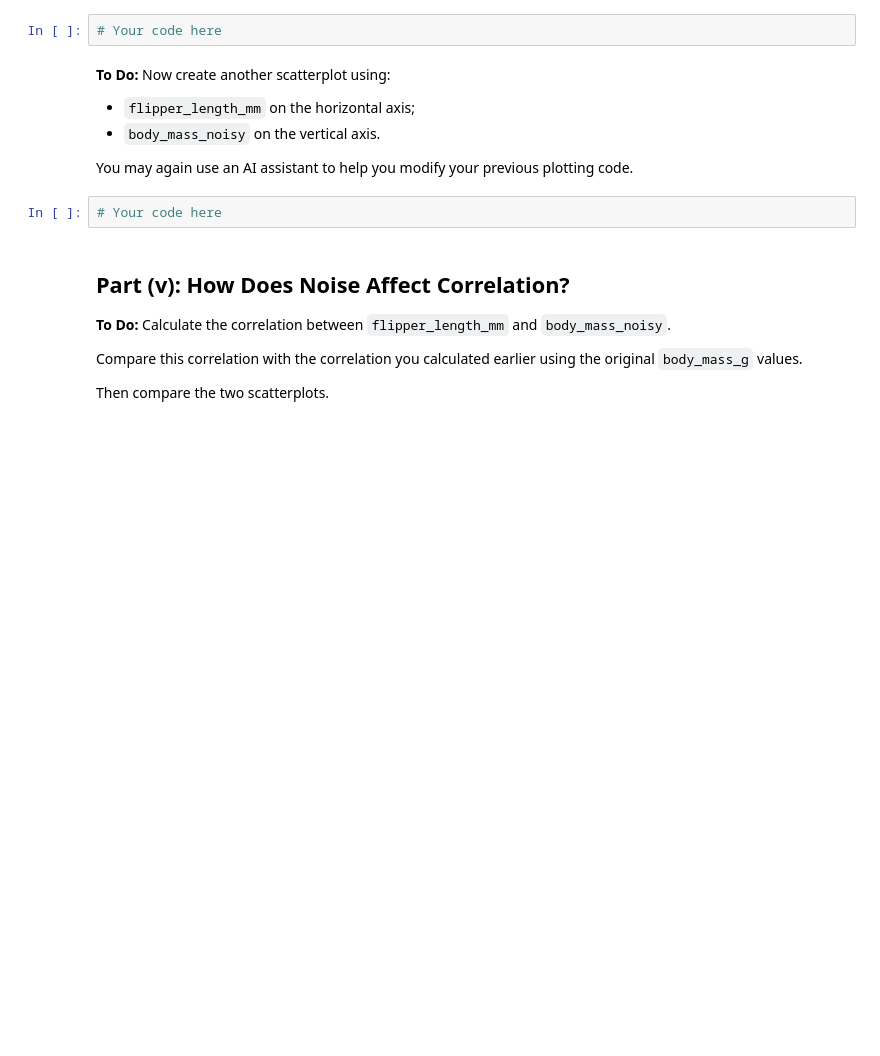
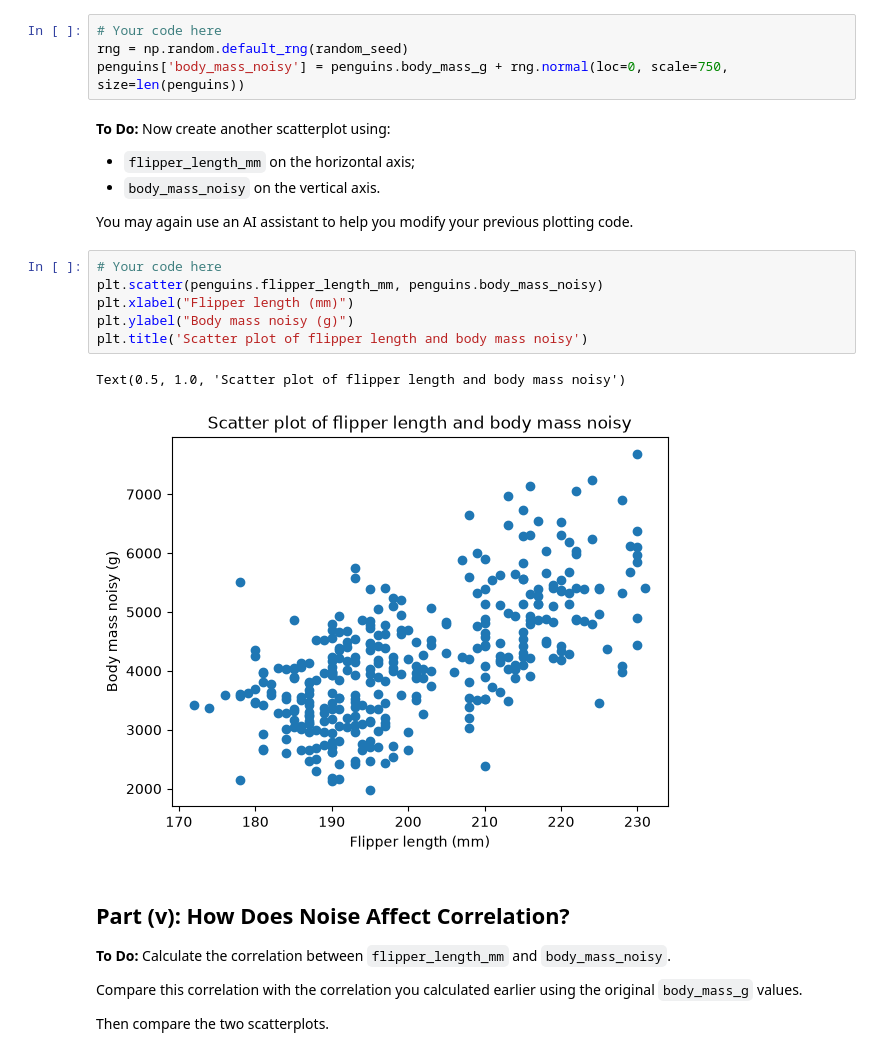
Before and after one commit to max-issokson-bu/DX603-Assignments, a Jupyter notebook: Homework_02.ipynb, the cells around one changed output. Cells and saved outputs as stored; diff of their text form; blank space fills up the shorter version.

```diff
--- a/Homework_02.ipynb
+++ b/Homework_02.ipynb
@@ -747,6 +743,8 @@ After generating the code, be sure you can identify:
 - where the random noise is added to the original `body_mass_g` values.
 # %%
 # Your code here
+rng = np.random.default_rng(random_seed)
+penguins['body_mass_noisy'] = penguins.body_mass_g + rng.normal(loc=0, scale=750, size=len(penguins))
 # %% [markdown]
 **To Do:** Now create another scatterplot using:
 
@@ -756,6 +754,13 @@ After generating the code, be sure you can identify:
 You may again use an AI assistant to help you modify your previous plotting code.
 # %%
 # Your code here
+plt.scatter(penguins.flipper_length_mm, penguins.body_mass_noisy)
+plt.xlabel("Flipper length (mm)")
+plt.ylabel("Body mass noisy (g)")
+plt.title('Scatter plot of flipper length and body mass noisy')
+# %% [output]
+Text(0.5, 1.0, 'Scatter plot of flipper length and body mass noisy')
+[figure, added]
 # %% [markdown]
 ## Part (v): How Does Noise Affect Correlation?
 
```
Also changed, not shown: parts of 32 cells of this notebook.
